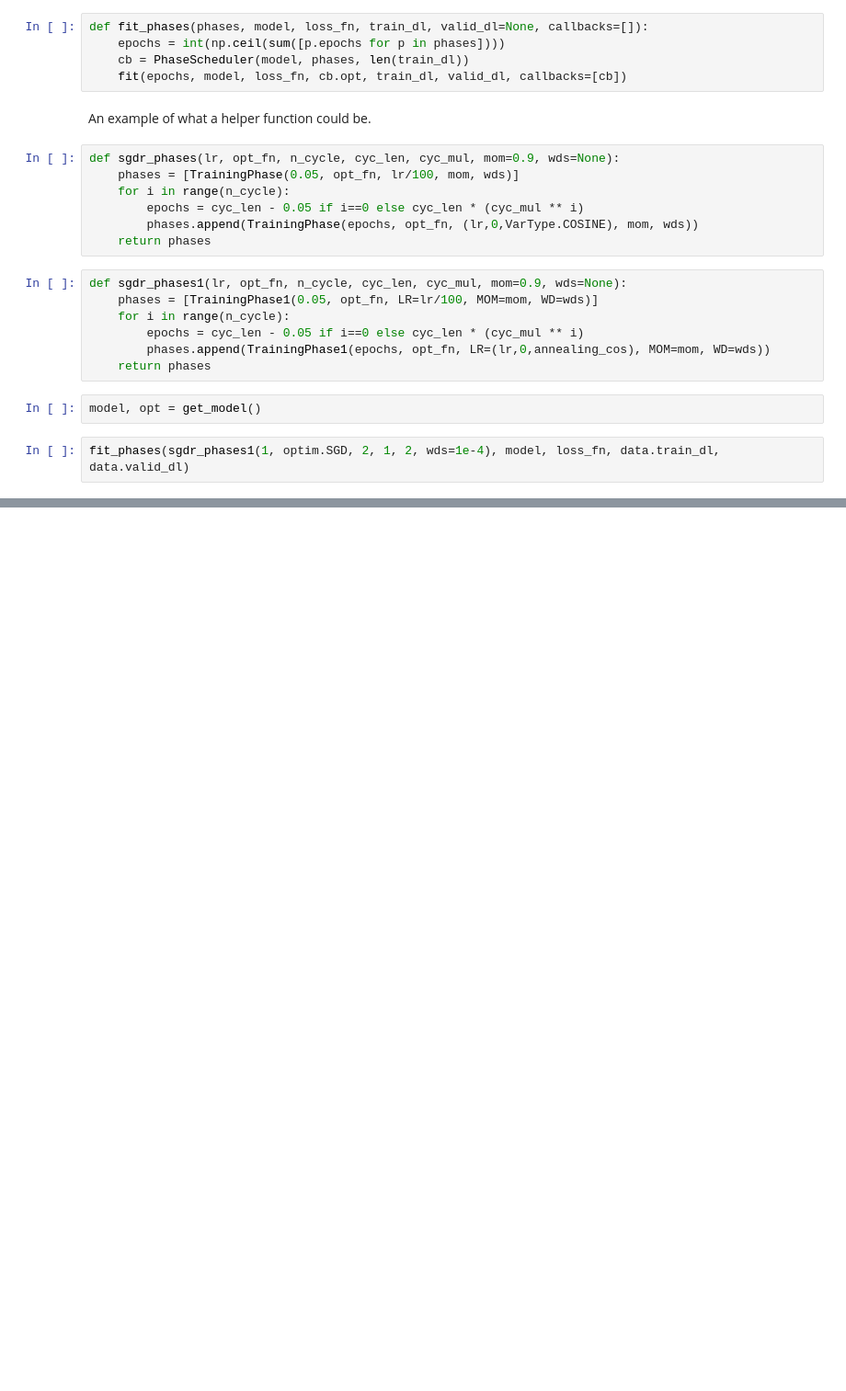
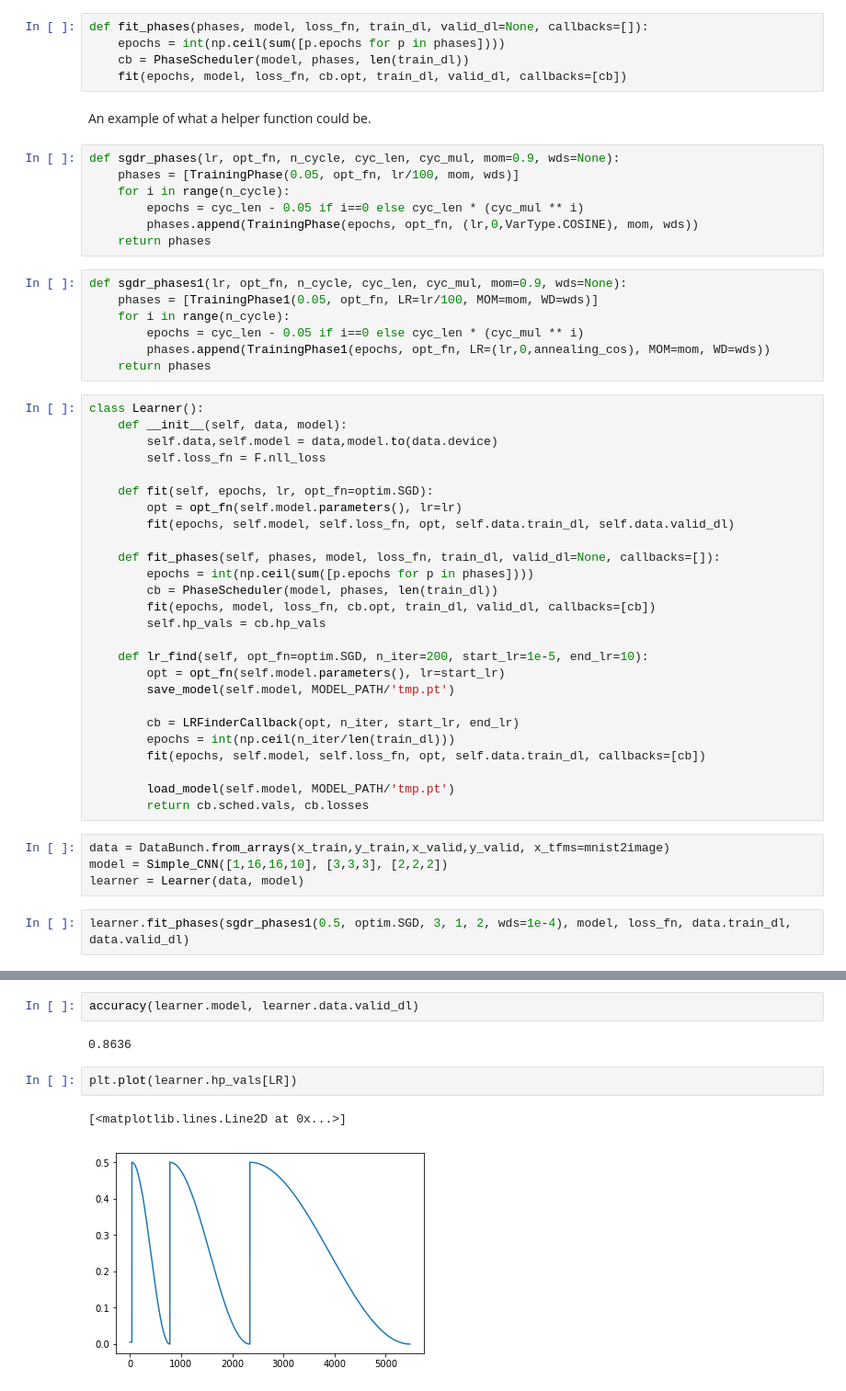
Before and after one commit to fastai/fastai_old, a Jupyter notebook: dev_nb/001_training.ipynb, the cells around one changed output, grey strips where cells are left out. Shown at 92% size. Drawn from its saved outputs; the diff is of its cells as text; blank space fills up the shorter version.

```diff
--- a/dev_nb/001_training.ipynb
+++ b/dev_nb/001_training.ipynb
@@ -851,8 +852,36 @@ def sgdr_phases1(lr, opt_fn, n_cycle, cyc_len, cyc_mul, mom=0.9, wds=None):
         epochs = cyc_len - 0.05 if i==0 else cyc_len * (cyc_mul ** i)
         phases.append(TrainingPhase1(epochs, opt_fn, LR=(lr,0,annealing_cos), MOM=mom, WD=wds))
     return phases
-# %%
-model, opt = get_model()
+# %%
+class Learner():
+    def __init__(self, data, model):
+        self.data,self.model = data,model.to(data.device)
+        self.loss_fn = F.nll_loss
+
+    def fit(self, epochs, lr, opt_fn=optim.SGD):
+        opt = opt_fn(self.model.parameters(), lr=lr)
+        fit(epochs, self.model, self.loss_fn, opt, self.data.train_dl, self.data.valid_dl)
+
+    def fit_phases(self, phases, model, loss_fn, train_dl, valid_dl=None, callbacks=[]):
+        epochs = int(np.ceil(sum([p.epochs for p in phases])))
+        cb = PhaseScheduler(model, phases, len(train_dl))
+        fit(epochs, model, loss_fn, cb.opt, train_dl, valid_dl, callbacks=[cb])
+        self.hp_vals = cb.hp_vals
+
+    def lr_find(self, opt_fn=optim.SGD, n_iter=200, start_lr=1e-5, end_lr=10):
+        opt = opt_fn(self.model.parameters(), lr=start_lr)
+        save_model(self.model, MODEL_PATH/'tmp.pt')
+
+        cb = LRFinderCallback(opt, n_iter, start_lr, end_lr)
+        epochs = int(np.ceil(n_iter/len(train_dl)))
+        fit(epochs, self.model, self.loss_fn, opt, self.data.train_dl, callbacks=[cb])
+
+        load_model(self.model, MODEL_PATH/'tmp.pt')
+        return cb.sched.vals, cb.losses
+# %%
+data = DataBunch.from_arrays(x_train,y_train,x_valid,y_valid, x_tfms=mnist2image)
+model = Simple_CNN([1,16,16,10], [3,3,3], [2,2,2])
+learner = Learner(data, model)
 # %%
-fit_phases(sgdr_phases1(1, optim.SGD, 2, 1, 2, wds=1e-4), model, loss_fn, data.train_dl, data.valid_dl)
+learner.fit_phases(sgdr_phases1(0.5, optim.SGD, 3, 1, 2, wds=1e-4), model, loss_fn, data.train_dl, data.valid_dl)
 # %% [output]
@@ -861,0 +904,9 @@ fit_phases(sgdr_phases1(1, optim.SGD, 2, 1, 2, wds=1e-4), model, loss_fn, data.t
+# %%
+accuracy(learner.model, learner.data.valid_dl)
+# %% [output]
+0.8636
+# %%
+plt.plot(learner.hp_vals[LR])
+# %% [output]
+[<matplotlib.lines.Line2D at 0x...>]
+[figure, added]
```
Also changed, not shown: parts of 27 cells of this notebook, 1 other file.
